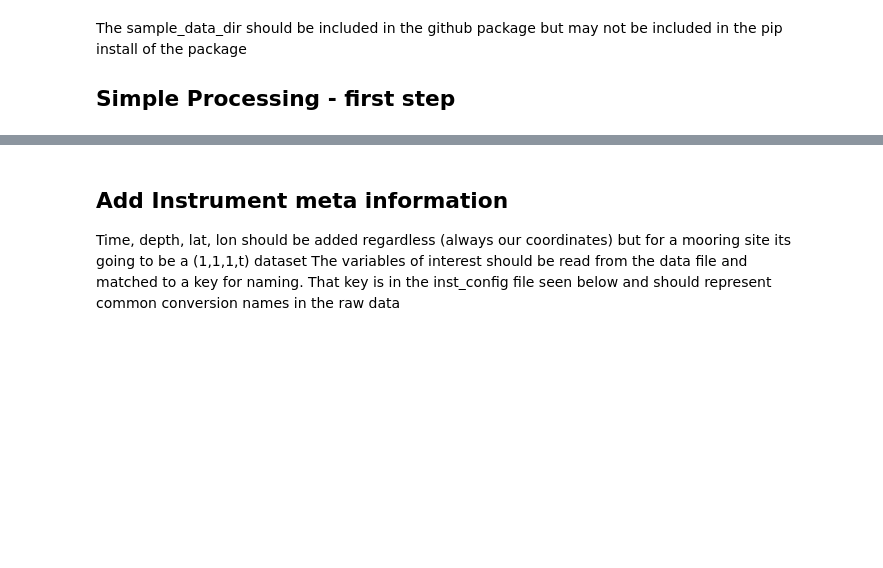
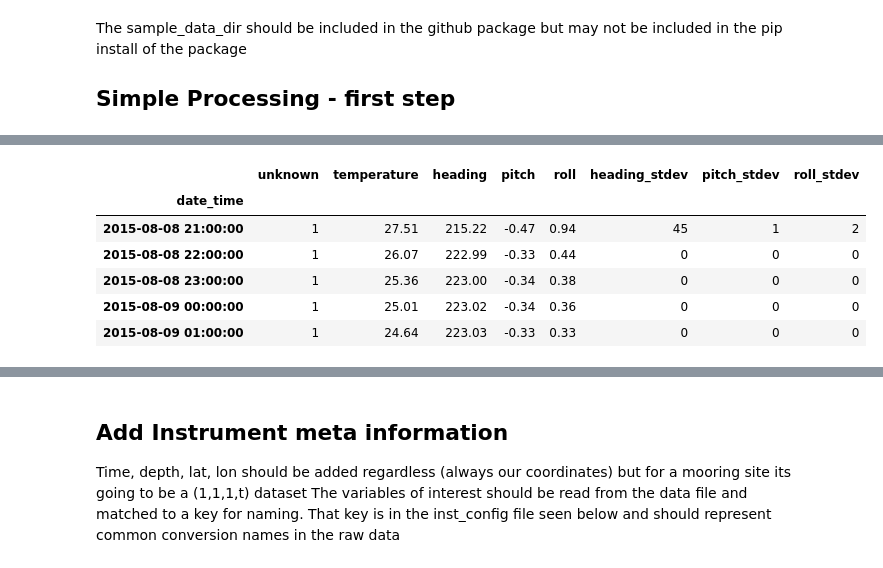
Before and after one commit to NOAA-PMEL/EcoFOCIpy, a Jupyter notebook: notebooks/EcoFOCIpy_adcp_example.ipynb, the cells around one changed output, grey strips where cells are left out. Drawn from its saved outputs; the diff is of its cells as text; code cells hidden in the pictures; blank space fills up the shorter version.

```diff
--- a/notebooks/EcoFOCIpy_adcp_example.ipynb
+++ b/notebooks/EcoFOCIpy_adcp_example.ipynb
@@ -155,0 +184,11 @@ KeyError: 'SBE-56 2453'
+# %%
+adcp_scal_data.index = adcp_scal_data.index.round(freq='1H') #round the time, no interpolation
+adcp_scal_data.head()
+# %% [output]
+|  | unknown | temperature | heading | pitch | roll | heading_stdev | pitch_stdev | roll_stdev |
+| date_time |  |  |  |  |  |  |  |  |
+| 2015-08-08 21:00:00 | 1 | 27.51 | 215.22 | -0.47 | 0.94 | 45 | 1 | 2 |
+| 2015-08-08 22:00:00 | 1 | 26.07 | 222.99 | -0.33 | 0.44 | 0 | 0 | 0 |
+| 2015-08-08 23:00:00 | 1 | 25.36 | 223.00 | -0.34 | 0.38 | 0 | 0 | 0 |
+| 2015-08-09 00:00:00 | 1 | 25.01 | 223.02 | -0.34 | 0.36 | 0 | 0 | 0 |
+| 2015-08-09 01:00:00 | 1 | 24.64 | 223.03 | -0.33 | 0.33 | 0 | 0 | 0 |
```
Also changed, not shown: parts of 35 cells of this notebook, 13 other files.
